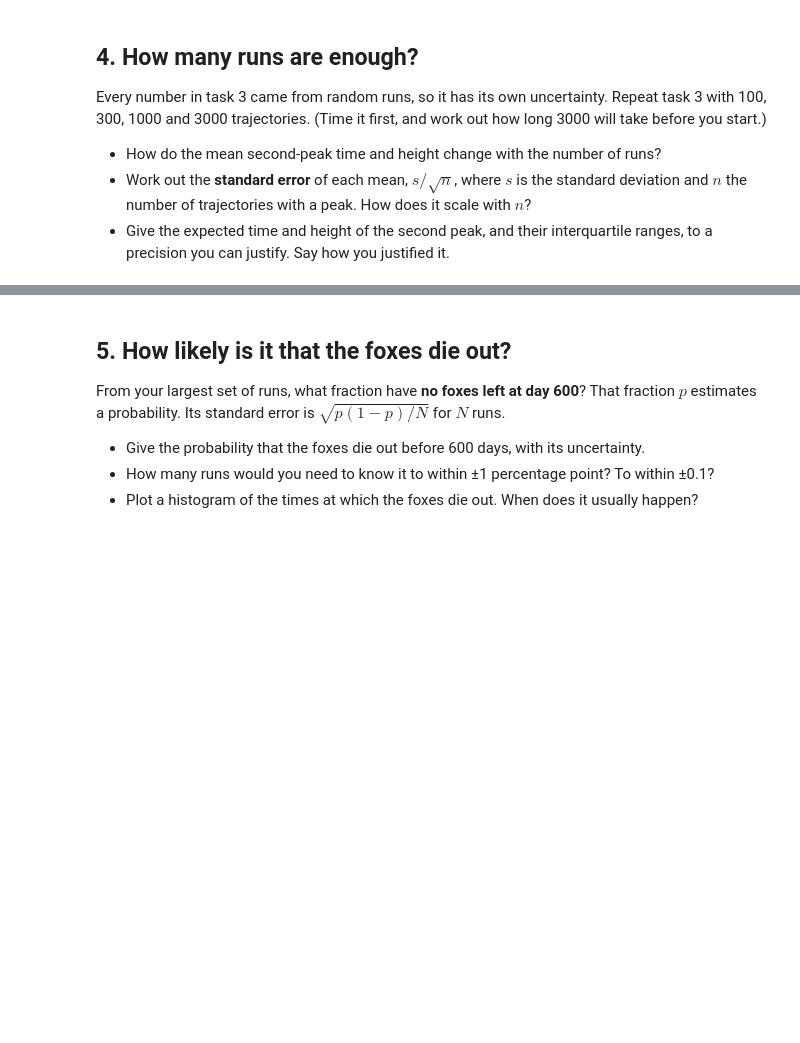
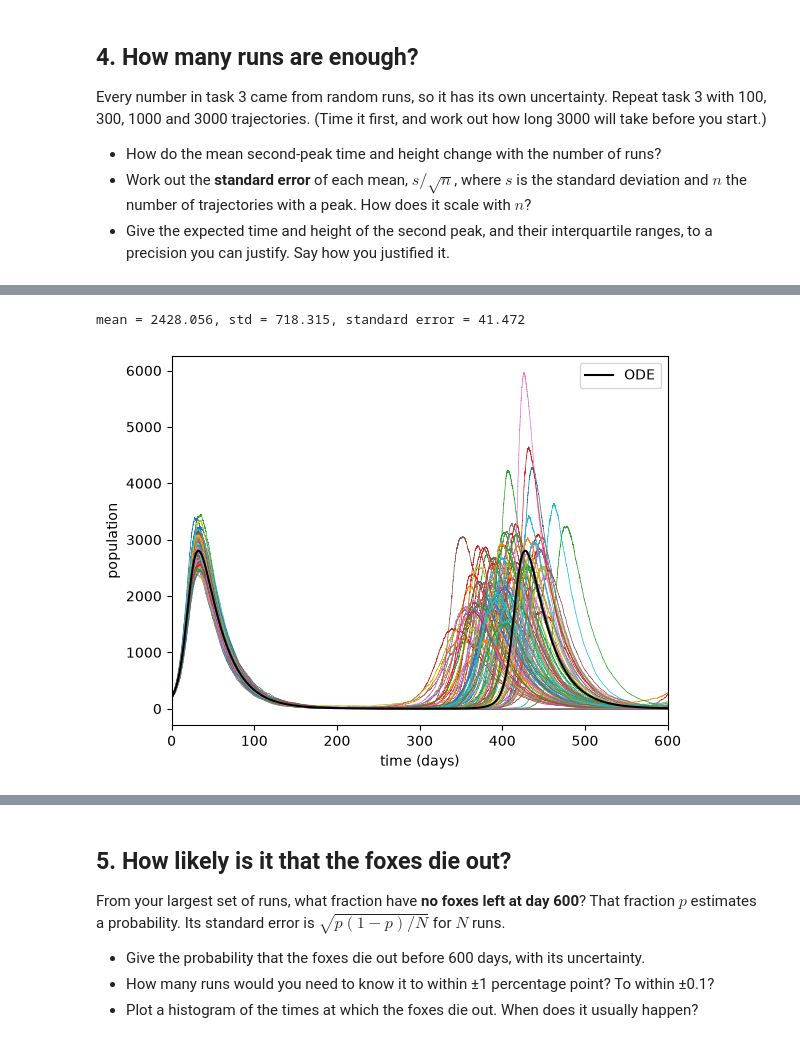
Before and after one commit to mitchellmlibby/kinetic-monte-carlo, a Jupyter notebook: rabbits-and-foxes-kmc.ipynb, the cells around one changed output, grey strips where cells are left out. Saved outputs shown, nothing was run; the diff lists cells and outputs as text; code cells hidden in the pictures; blank space fills up the shorter version.

```diff
--- a/rabbits-and-foxes-kmc.ipynb
+++ b/rabbits-and-foxes-kmc.ipynb
@@ -450 +512,8 @@ span 100: 10.76 sec
+# %%
+results_300 = seed_trajectory_scan(span = 300, t_end = 600)
+filtered_results_300 = second_peak_filter(data = results_300, x_row = 0, y_row = 2, t_min = 200, t_max = 600, λ = 5, y_min = 100)
+analyzed_filtered_results_300 = analysis(data = filtered_results_300, row =1, n = 300)
+# %% [output]
+mean = 2428.056, std = 718.315, standard error = 41.472
+[figure, added]
 # %%
```
Also changed, not shown: parts of 14 cells of this notebook.
